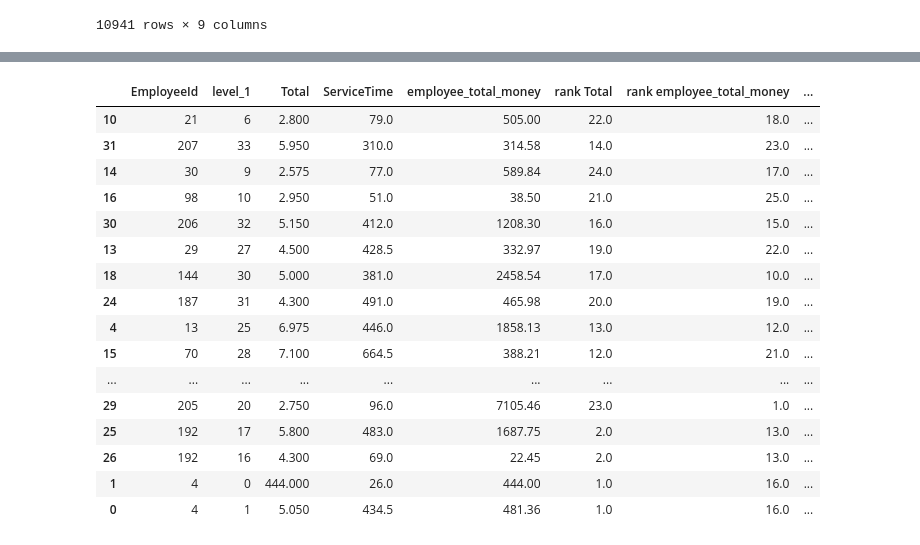
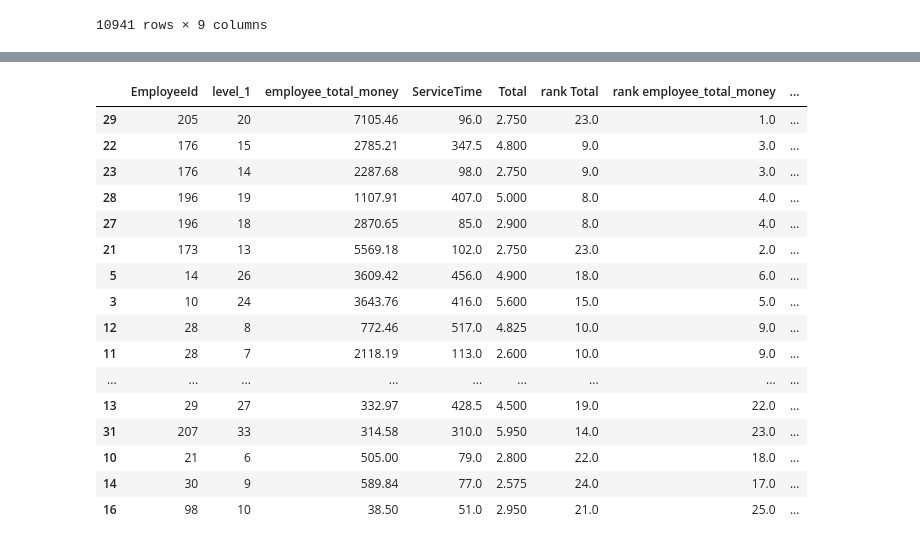
Before and after one commit to VYelisieievV/iasa-ierarh-systems, a Jupyter notebook: lab1-2_pris.ipynb, the cells around one changed output, grey strips where cells are left out. Cells and saved outputs as stored; diff of their text form; code cells hidden in the pictures.

```diff
--- a/lab1-2_pris.ipynb
+++ b/lab1-2_pris.ipynb
@@ -76,5 +76,5 @@ Employee_stats_ranked = pd.merge(
 # %%
 # order = [Total	empol_total_money	ServiceTime]
 D = np.array(
-    [[1, 1.0 / 5, 3], [5, 1, 9], [1.0 / 3, 1.0 / 9, 1]]
-)  # Criterion empirical weights
+    [[1, 7, 3], [1/7, 1, 1/7], [1/3, 7, 1]]
+)
@@ -439,0 +81,21 @@ EmployeeId
+# %%
+def EM(D):
+    n = D.shape[0]
+    def MRCI(n):
+        table1 = [0, 0, 0.52, 0.89, 1.11, 1.25, 1.35, 1.40, 1.45, 1.49, 1.52, 1.54, 1.56, 1.58, 1.59]
+        if n >= len(table1):
+            raise ValueError("n too chonky")
+        return table1[n-1]
+
+    def get_CR(max_lambda):
+        return ((max_lambda - n) / (n - 1)) / MRCI(n)
+
+    w,v = np.linalg.eig(D)
+    lambda_max = np.max(w).astype(np.float32)
+    weights = v[:,np.argmax(w)].astype(np.float32)
+    return {"w": weights, "CR": get_CR(lambda_max)}
+
+
+em_res = EM(D)
+local_weights = em_res["w"]
+local_weights, em_res["CR"]
@@ -440,39 +168,39 @@ EmployeeId
 # %%
 test = (
     Employee_stats_ranked.reset_index()
     .groupby("EmployeeId")
     .apply(
         lambda x: x[
             (list(Employee_criterions))
             + ["rank Total", "rank employee_total_money", "rank ServiceTime"]
         ].sort_values("employee_total_money", ascending=False)
     )
 )
 
 pd.merge(
     test.reset_index(),
-    Employee_ranked[["geom"]].reset_index(),
+    Employee_ranked[["distributive"]].reset_index(),
     left_on="EmployeeId",
-    right_on="geom",
+    right_on="distributive",
 ).sort_values("index", ascending=True)
 # %% [output]
-|  | EmployeeId | level_1 | Total | ServiceTime | employee_total_money | rank Total | rank employee_total_money | ... |
-| 10 | 21 | 6 | 2.800 | 79.0 | 505.00 | 22.0 | 18.0 | ... |
-| 31 | 207 | 33 | 5.950 | 310.0 | 314.58 | 14.0 | 23.0 | ... |
-| 14 | 30 | 9 | 2.575 | 77.0 | 589.84 | 24.0 | 17.0 | ... |
-| 16 | 98 | 10 | 2.950 | 51.0 | 38.50 | 21.0 | 25.0 | ... |
-| 30 | 206 | 32 | 5.150 | 412.0 | 1208.30 | 16.0 | 15.0 | ... |
-| 13 | 29 | 27 | 4.500 | 428.5 | 332.97 | 19.0 | 22.0 | ... |
-| 18 | 144 | 30 | 5.000 | 381.0 | 2458.54 | 17.0 | 10.0 | ... |
-| 24 | 187 | 31 | 4.300 | 491.0 | 465.98 | 20.0 | 19.0 | ... |
-| 4 | 13 | 25 | 6.975 | 446.0 | 1858.13 | 13.0 | 12.0 | ... |
-| 15 | 70 | 28 | 7.100 | 664.5 | 388.21 | 12.0 | 21.0 | ... |
+|  | EmployeeId | level_1 | employee_total_money | ServiceTime | Total | rank Total | rank employee_total_money | ... |
+| 29 | 205 | 20 | 7105.46 | 96.0 | 2.750 | 23.0 | 1.0 | ... |
+| 22 | 176 | 15 | 2785.21 | 347.5 | 4.800 | 9.0 | 3.0 | ... |
+| 23 | 176 | 14 | 2287.68 | 98.0 | 2.750 | 9.0 | 3.0 | ... |
+| 28 | 196 | 19 | 1107.91 | 407.0 | 5.000 | 8.0 | 4.0 | ... |
+| 27 | 196 | 18 | 2870.65 | 85.0 | 2.900 | 8.0 | 4.0 | ... |
+| 21 | 173 | 13 | 5569.18 | 102.0 | 2.750 | 23.0 | 2.0 | ... |
+| 5 | 14 | 26 | 3609.42 | 456.0 | 4.900 | 18.0 | 6.0 | ... |
+| 3 | 10 | 24 | 3643.76 | 416.0 | 5.600 | 15.0 | 5.0 | ... |
+| 12 | 28 | 8 | 772.46 | 517.0 | 4.825 | 10.0 | 9.0 | ... |
+| 11 | 28 | 7 | 2118.19 | 113.0 | 2.600 | 10.0 | 9.0 | ... |
 | ... | ... | ... | ... | ... | ... | ... | ... | ... |
-| 29 | 205 | 20 | 2.750 | 96.0 | 7105.46 | 23.0 | 1.0 | ... |
-| 25 | 192 | 17 | 5.800 | 483.0 | 1687.75 | 2.0 | 13.0 | ... |
-| 26 | 192 | 16 | 4.300 | 69.0 | 22.45 | 2.0 | 13.0 | ... |
-| 1 | 4 | 0 | 444.000 | 26.0 | 444.00 | 1.0 | 16.0 | ... |
-| 0 | 4 | 1 | 5.050 | 434.5 | 481.36 | 1.0 | 16.0 | ... |
+| 13 | 29 | 27 | 332.97 | 428.5 | 4.500 | 19.0 | 22.0 | ... |
+| 31 | 207 | 33 | 314.58 | 310.0 | 5.950 | 14.0 | 23.0 | ... |
+| 10 | 21 | 6 | 505.00 | 79.0 | 2.800 | 22.0 | 18.0 | ... |
+| 14 | 30 | 9 | 589.84 | 77.0 | 2.575 | 24.0 | 17.0 | ... |
+| 16 | 98 | 10 | 38.50 | 51.0 | 2.950 | 21.0 | 25.0 | ... |
 # %%
 test = (
     Employee_stats_ranked.reset_index()
```
Also changed, not shown: parts of 16 cells of this notebook.
